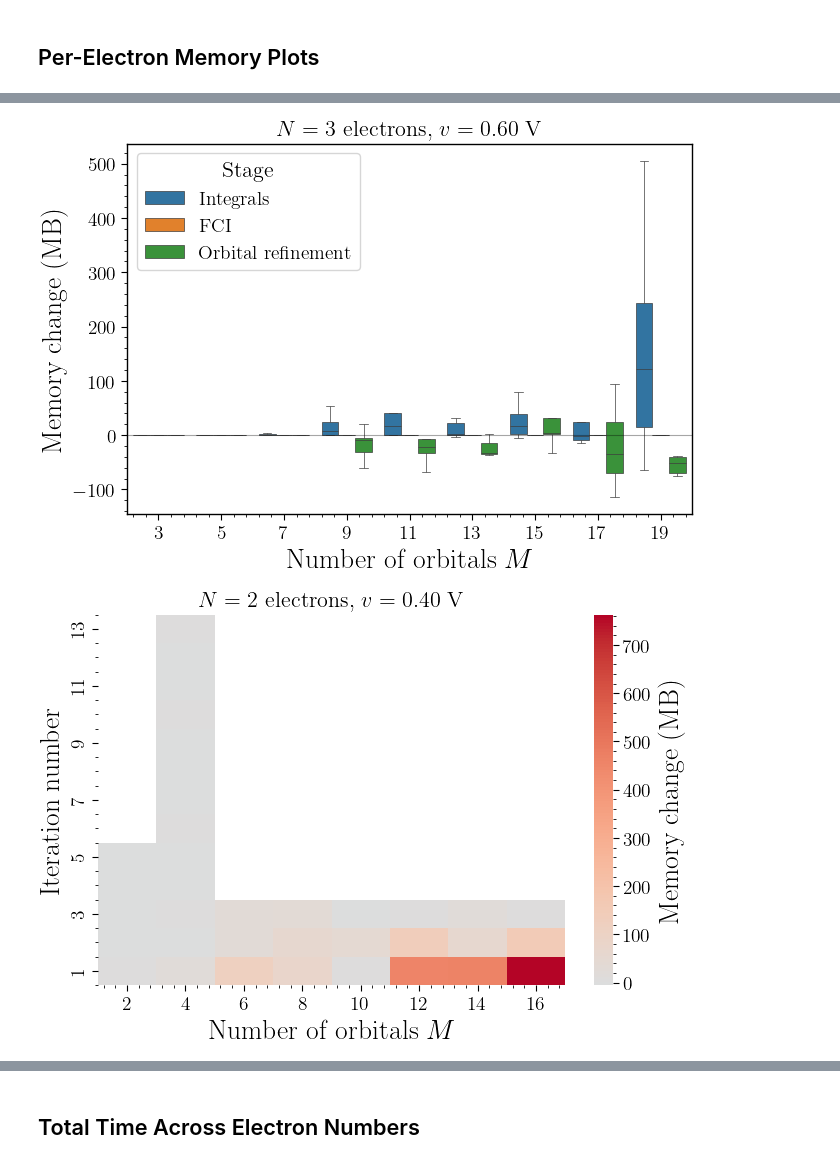
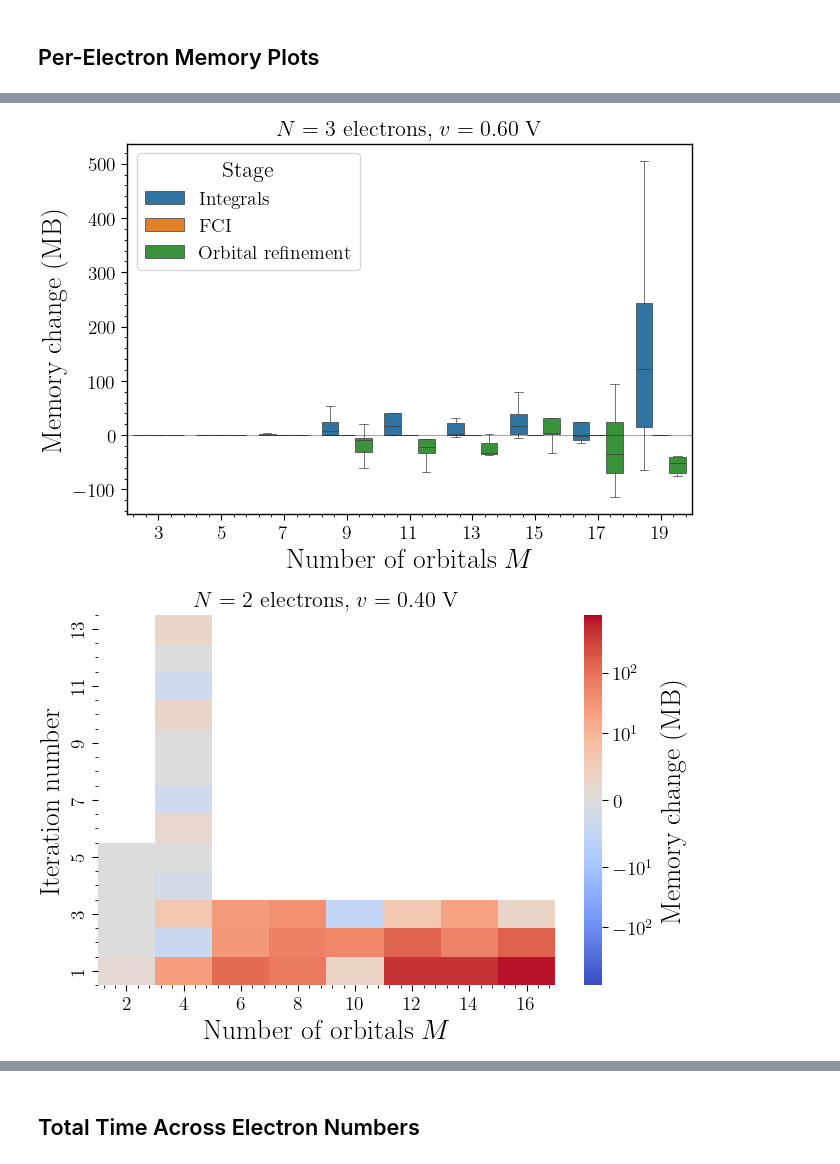
Before and after one commit to LeanderReascos/QDots, a Jupyter notebook: charge_stability/single_dot_results.ipynb, the cells around one changed output, grey strips where cells are left out. Cells and saved outputs as stored; diff of their text form; code cells hidden in the pictures.

```diff
--- a/charge_stability/single_dot_results.ipynb
+++ b/charge_stability/single_dot_results.ipynb
@@ -321,22 +321,24 @@ def plot_iteration_heatmaps(metric, ylabel, file_tag, cmap, center=None):
         metric_values = iteration_totals[metric].to_numpy(dtype=float)
         max_abs = np.nanmax(np.abs(metric_values))
 
-        # Prevent vmin == vmax if all values are zero or very small.
-        max_abs = max(max_abs, 10)
+        if metric == 'iteration_time_s':
+            min_abs = np.min(metric_values)
+        elif metric == 'iteration_memory_change_MB':
+            min_abs = -max_abs
 
         norm = SymLogNorm(
             linthresh=10,
             linscale=1.0,
-            vmin=np.min(metric_values),
+            vmin=min_abs,
             vmax=max_abs,
             base=10,
         )
 
 
+
         sns.heatmap(
             heatmap_data,
             cmap=cmap,
-            center=center,
             mask=heatmap_data.isna(),
             xticklabels=x_tick_step,
             yticklabels=y_tick_step,
@@ -382,26 +384,25 @@ plot_iteration_heatmaps(
 # %%
 plot_stage_boxplots(
     metric='memory_change_MB',
     ylabel='Memory change (MB)',
     file_tag='memory',
     log_y=False,
 )
 
 #plot_stage_median_iqr(
 #    stats_df=memory_stage_stats,
 #    ylabel='Memory change (MB)',
 #    file_tag='memory',
 #    log_y=False,
 #)
 
 plot_iteration_heatmaps(
     metric='iteration_memory_change_MB',
     ylabel='Memory change (MB)',
     file_tag='memory',
     cmap='coolwarm',
-    center=0,
 )
 # %% [output]
 [figure]
 [figure]
-[figure, old version]
+[figure, new version]
```
Also changed, not shown: parts of 2 cells of this notebook, 8 other files.
